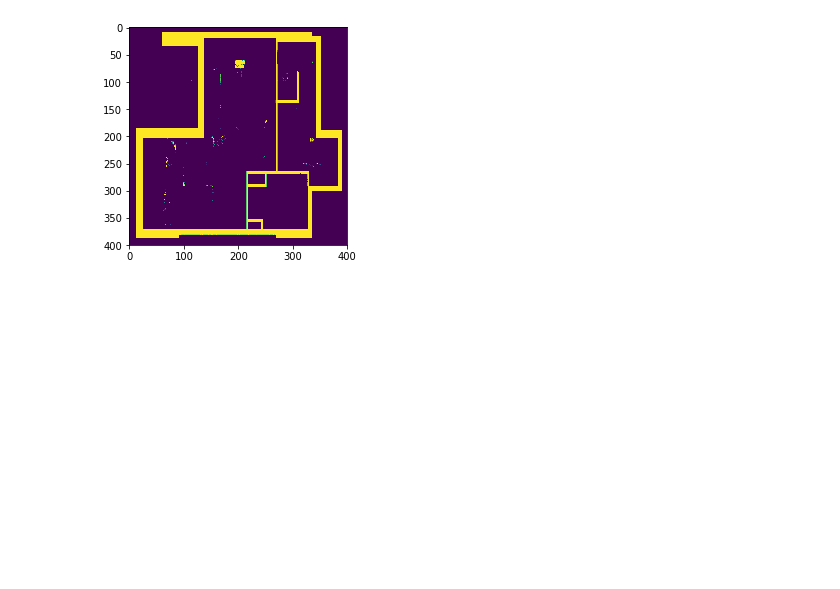
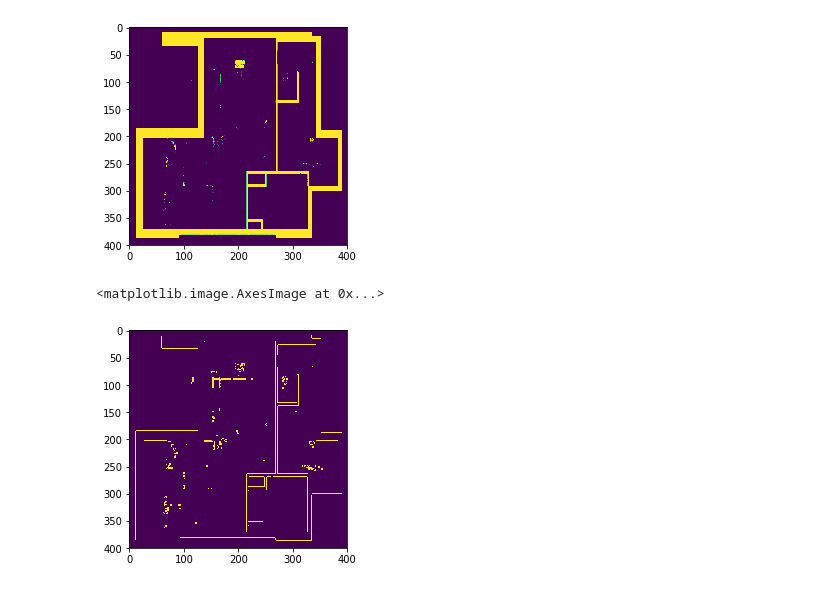
Before and after one commit to deniskononenko/plans_proc, a Jupyter notebook: hough_transform.ipynb, the cells around one changed output. Saved outputs shown, nothing was run; the diff lists cells and outputs as text; code cells hidden in the pictures; blank space fills up the shorter version.

```diff
--- a/hough_transform.ipynb
+++ b/hough_transform.ipynb
@@ -34,5 +35,13 @@ print(np.min(img_bw))
 (3000, 1997)
 0
 [figure]
+# %%
+gray = cv2.cvtColor(img_arr,cv2.COLOR_BGR2GRAY)
+blurred_image = cv2.GaussianBlur(gray, (9, 9), 0)
+edges = cv2.Canny(bw_arr,10,120,apertureSize = 3)
+plt.imshow(edges)
+# %% [output]
+<matplotlib.image.AxesImage at 0x...>
+[figure, added]
 # %%
 # detect lines
```
Also changed, not shown: parts of 9 cells of this notebook.
